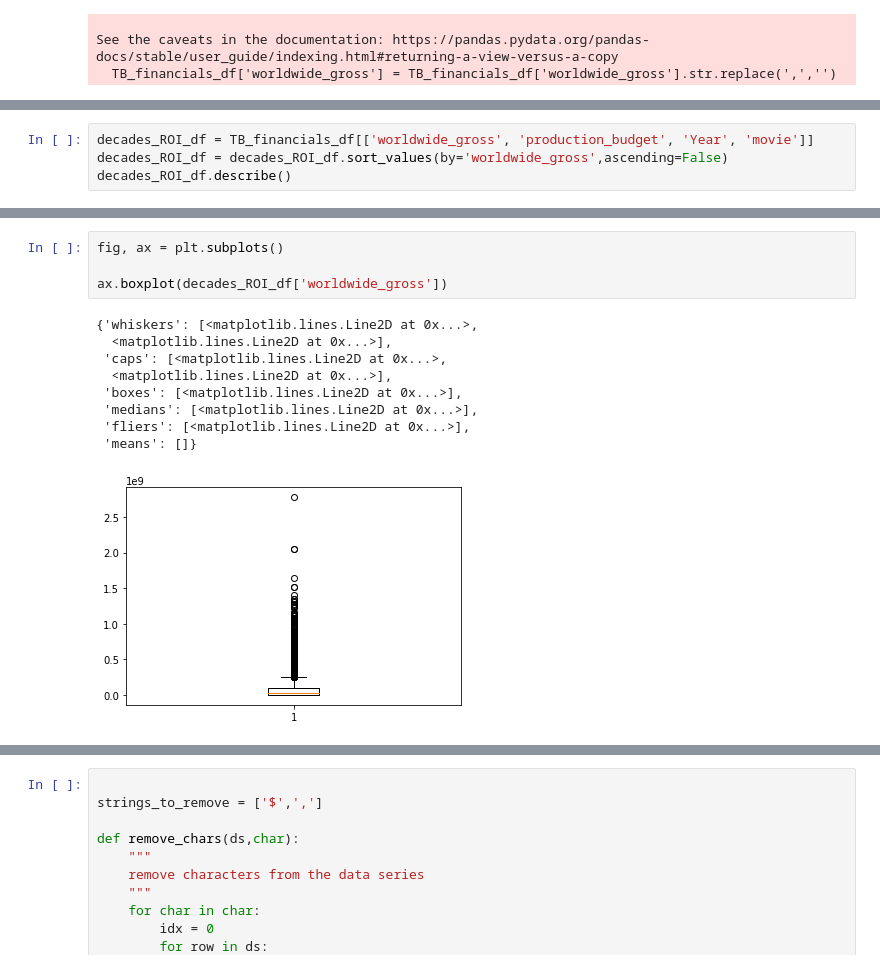
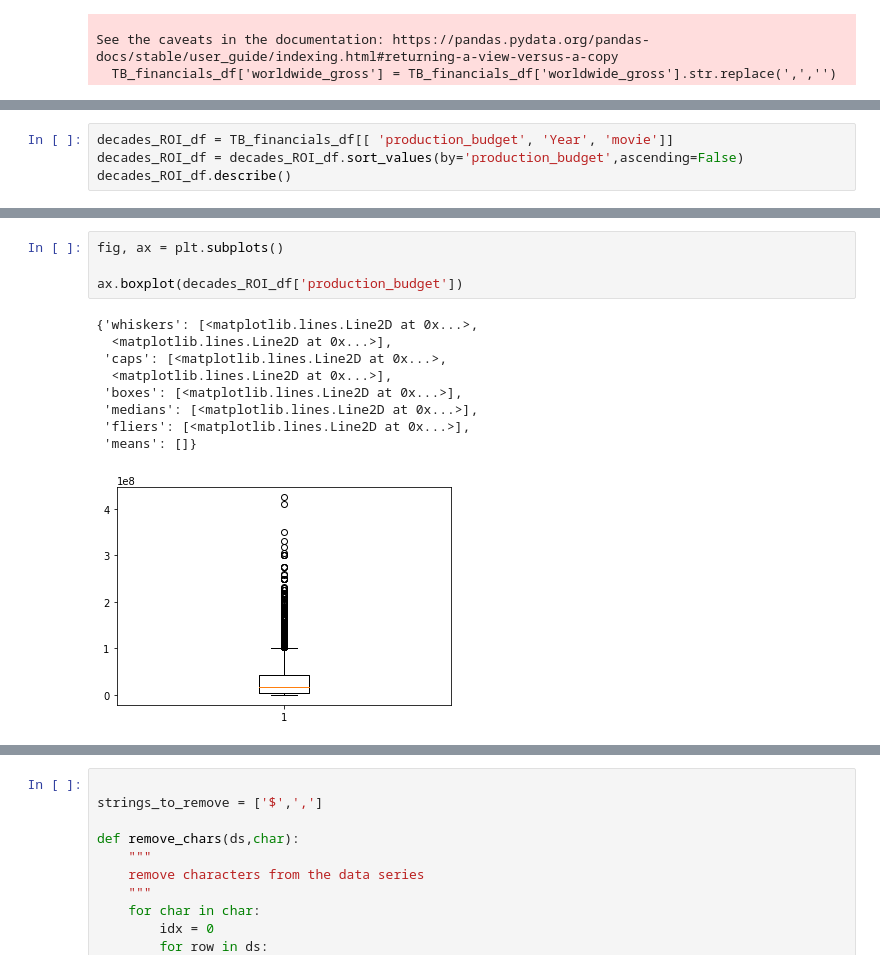
Before and after one commit to Meir-Alelov/Movie-Data-Analysis-and-Recs, a Jupyter notebook: Meir_notebook.ipynb, the cells around one changed output, grey strips where cells are left out. Saved outputs shown, nothing was run; the diff lists cells and outputs as text.

```diff
--- a/Meir_notebook.ipynb
+++ b/Meir_notebook.ipynb
@@ -142,5 +142,5 @@ See the caveats in the documentation: https://pandas.pydata.org/pandas-docs/stab
 # %%
-decades_ROI_df = TB_financials_df[['worldwide_gross', 'production_budget', 'Year', 'movie']]
-decades_ROI_df = decades_ROI_df.sort_values(by='worldwide_gross',ascending=False)
+decades_ROI_df = TB_financials_df[[ 'production_budget', 'Year', 'movie']]
+decades_ROI_df = decades_ROI_df.sort_values(by='production_budget',ascending=False)
 decades_ROI_df.describe()
 # %% [output]
@@ -156,17 +171,17 @@ decades_ROI_df.describe()
 # %%
 fig, ax = plt.subplots()
 
-ax.boxplot(decades_ROI_df['worldwide_gross'])
+ax.boxplot(decades_ROI_df['production_budget'])
 # %% [output]
 {'whiskers': [<matplotlib.lines.Line2D at 0x...>,
   <matplotlib.lines.Line2D at 0x...>],
  'caps': [<matplotlib.lines.Line2D at 0x...>,
   <matplotlib.lines.Line2D at 0x...>],
  'boxes': [<matplotlib.lines.Line2D at 0x...>],
  'medians': [<matplotlib.lines.Line2D at 0x...>],
  'fliers': [<matplotlib.lines.Line2D at 0x...>],
  'means': []}
-[figure, old version]
+[figure, new version]
 # %%
 duplicated_movies = movie_budget[movie_budget['movie'].duplicated(keep=False)==True]
 duplicated_movies = duplicated_movies.sort_values(by='movie')
```
Also changed, not shown: parts of 108 cells of this notebook.
